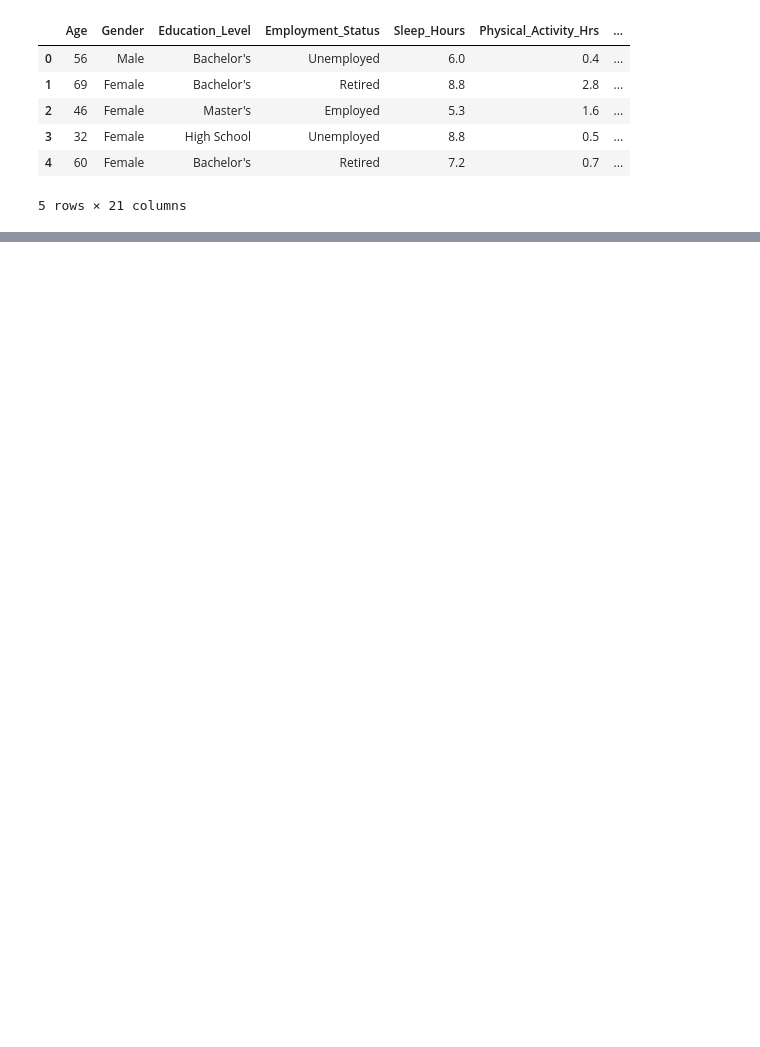
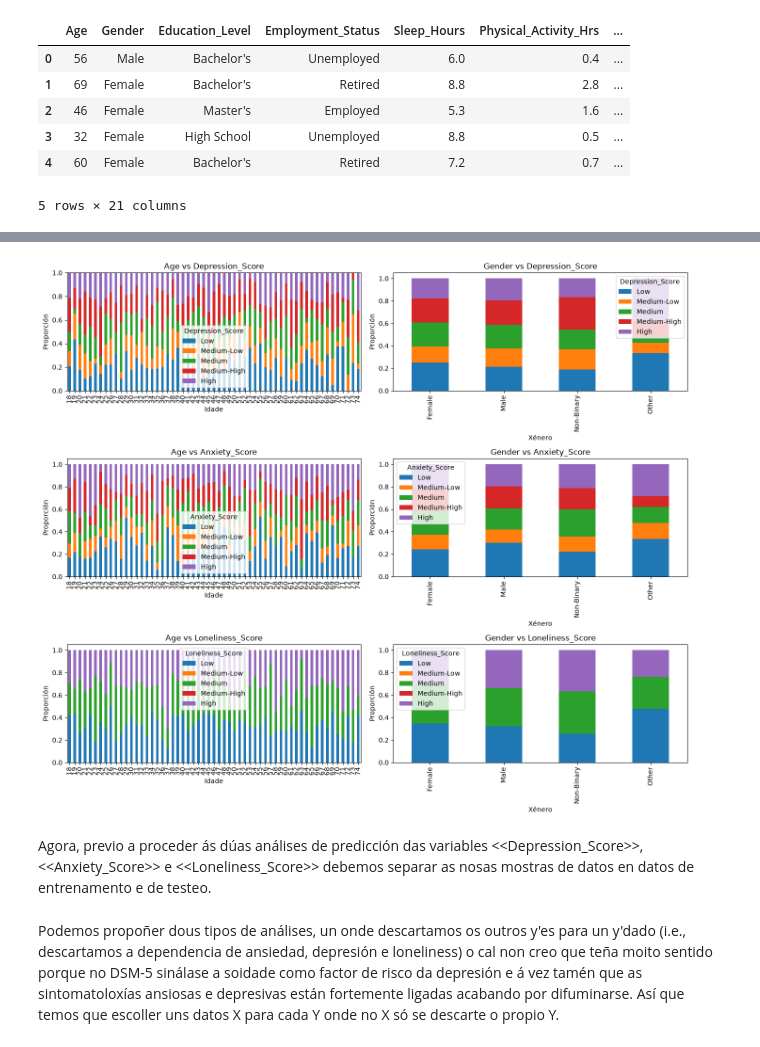
Before and after one commit to sebastian-taboas/Biophysics, a Jupyter notebook: traballo1_redes_neuronais/rede_neuronal.ipynb, the cells around one changed output, grey strips where cells are left out. Cells and saved outputs as stored; diff of their text form; code cells hidden in the pictures; blank space fills up the shorter version.

```diff
--- a/traballo1_redes_neuronais/rede_neuronal.ipynb
+++ b/traballo1_redes_neuronais/rede_neuronal.ipynb
@@ -61,0 +75,10 @@ Vemos que temos dúas columnas (Medication_Use e Substance_Use) que teñen celas
+# %%
+for i in range(len(df.columns)):
+    if df[df.columns[i]].dtypes == 'str':
+        print(f'Na columna <<{df.columns[i]}>> pódense tomar os seguintes valores {df[df.columns[i]].unique()}')
+
+s = 0
+for i in range(len(df)):
+    if df['Education_Level'].iloc[i] == 'Other':
+        s += 1
+print(s)
@@ -68,0 +252,27 @@ Non hai filas duplicadas.
+# %%
+Scores = ('Depression_Score', 'Anxiety_Score', 'Loneliness_Score')
+Rangos = ('Low', 'Medium-Low', 'Medium', 'Medium-High', 'High')
+
+fig, axs = plt.subplots(3, 2, figsize=(14, 12))
+
+for i, score in enumerate(Scores):
+    edad_score = (df2.groupby('Age')[score].value_counts(normalize=True).unstack().fillna(0))
+    xenero_score = (df2.groupby('Gender')[score].value_counts(normalize=True).unstack().fillna(0))
+
+    edad_score.reindex(columns=Rangos).plot(kind='bar',stacked=True,ax=axs[i, 0])
+    xenero_score.reindex(columns=Rangos).plot(kind='bar',stacked=True,ax=axs[i, 1])
+
+    axs[i, 0].set_title(f'Age vs {score}')
+    axs[i, 0].set_ylabel('Proporción')
+    axs[i, 0].set_xlabel('Idade')
+
+    axs[i, 1].set_title(f'Gender vs {score}')
+    axs[i, 1].set_ylabel('Proporción')
+    axs[i, 1].set_xlabel('Xénero')
+
+plt.tight_layout()
+plt.show()
+# %% [output]
+[figure, added]
+# %% [markdown]
+Agora, previo a proceder ás dúas análises de predicción das variables <<Depression_Score>>, <<Anxiety_Score>> e <<Loneliness_Score>> debemos separar as nosas mostras de datos en datos de entrenamento e de testeo.
@@ -68,0 +283,2 @@ Non hai filas duplicadas.
+# %% [markdown]
+Podemos propoñer dous tipos de análises, un onde descartamos os outros y'es para un y'dado (i.e., descartamos a dependencia de ansiedad, depresión e loneliness) o cal non creo que teña moito sentido porque no DSM-5 sinálase a soidade como factor de risco da depresión e á vez tamén que as sintomatoloxías ansiosas e depresivas están fortemente ligadas acabando por difuminarse. Así que temos que escoller uns datos X para cada Y onde no X só se descarte o propio Y.
```
Also changed, not shown: parts of 24 cells of this notebook.
